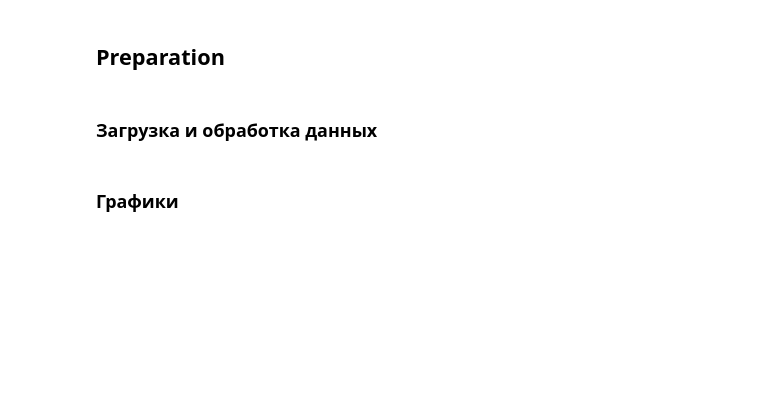
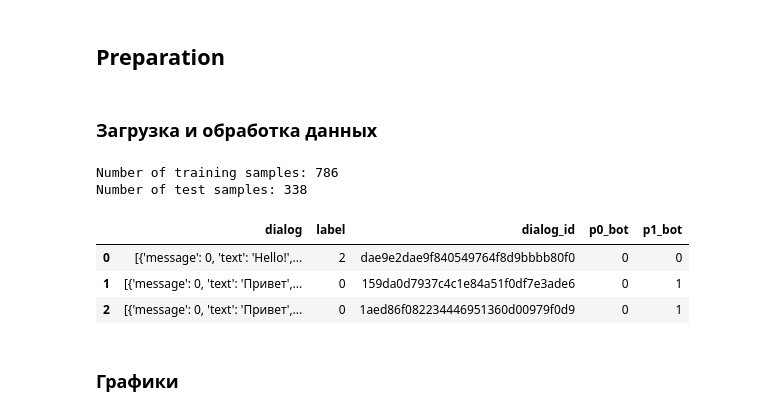
Before and after one commit to semchinov/Deep-Learning-ML-Ops, a Jupyter notebook: notebook_solution_youarebot.ipynb, the cells around one changed output. Cells and saved outputs as stored; diff of their text form; code cells hidden in the pictures; blank space fills up the shorter version.

```diff
--- a/notebook_solution_youarebot.ipynb
+++ b/notebook_solution_youarebot.ipynb
@@ -30,15 +19,15 @@ set_all_seeds(42)
 # %% [markdown]
 ### Загрузка и обработка данных
 # %%
-base_path = '/kaggle/input/you-are-bot/'
+base_path = pathlib.Path('data/you-are-bot')
 
-path_train = base_path + 'train.json'
-path_test = base_path + 'test.json'
+path_train = base_path / 'train.json'
+path_test = base_path / 'test.json'
 
-path_y_train = base_path + 'ytrain.csv'
-path_y_test = base_path + 'ytest.csv'
+path_y_train = base_path / 'ytrain.csv'
+path_y_test = base_path / 'ytest.csv'
 
-path_sample_submission = base_path + 'sample_submission.csv'
+path_sample_submission = base_path / 'sample_submission.csv'
 
 with open(path_train, 'r') as f:
     train_data = json.load(f)
@@ -70,33 +59,40 @@ for dialog_id, dialog in train_data.items():
         '10' : 1, # p0 bot, p1 human
         '00' : 2, # both human
     }
     label = label_map[s]
     # Rename keys in dialog items
     rename_set_keys = lambda s, names : {names.get(k, k): v for k, v in s.items()}
     dialog = [rename_set_keys(item, rename_map) for item in dialog]
     # Create data entry
     data = {
         'dialog': dialog,
         'label': label,
         'dialog_id': dialog_id,
         'p0_bot': int(p0_bot),
         'p1_bot': int(p1_bot),
     }
     dataset_train.append(data)
 
 dataset_test = []
 for dialog_id, dialog in test_data.items():
     dialog = [rename_set_keys(item, rename_map) for item in dialog]
     data = {
         'dialog': dialog,
         'dialog_id': dialog_id,
     }
     dataset_test.append(data)
 
 df_train = pd.DataFrame(dataset_train)
 df_test = pd.DataFrame(dataset_test)
 
 df_train.head(3)
+# %% [output]
+Number of training samples: 786
+Number of test samples: 338
+|  | dialog | label | dialog_id | p0_bot | p1_bot |
+| 0 | [{'message': 0, 'text': 'Hello!',... | 2 | dae9e2dae9f840549764f8d9bbbb80f0 | 0 | 0 |
+| 1 | [{'message': 0, 'text': 'Привет',... | 0 | 159da0d7937c4c1e84a51f0df7e3ade6 | 0 | 1 |
+| 2 | [{'message': 0, 'text': 'Привет',... | 0 | 1aed86f082234446951360d00979f0d9 | 0 | 1 |
 # %% [markdown]
 ### Графики
 # %%
```
Also changed, not shown: parts of 19 cells of this notebook.
